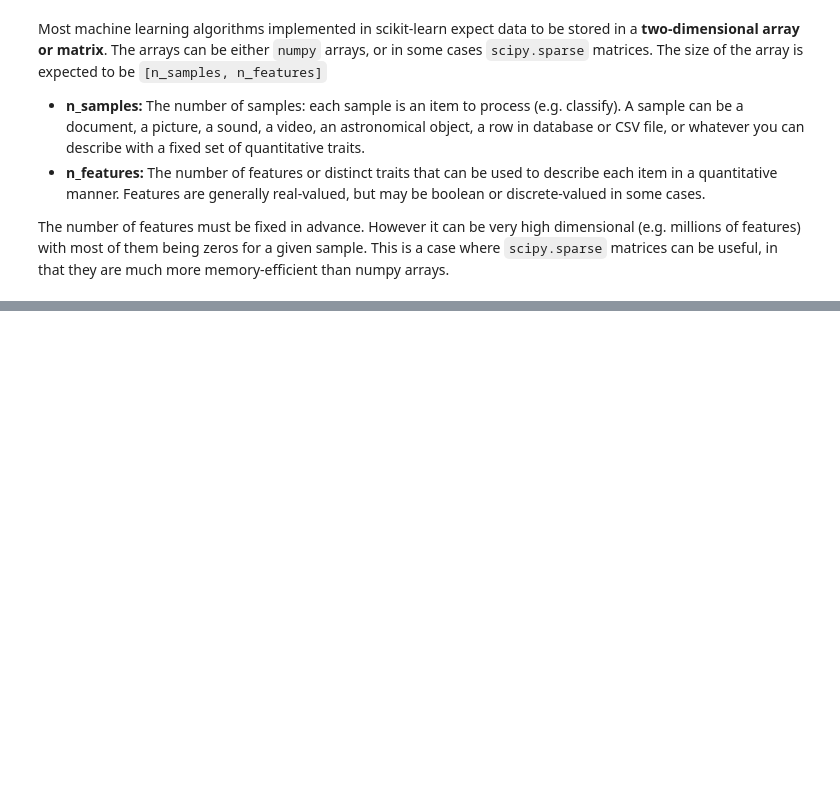
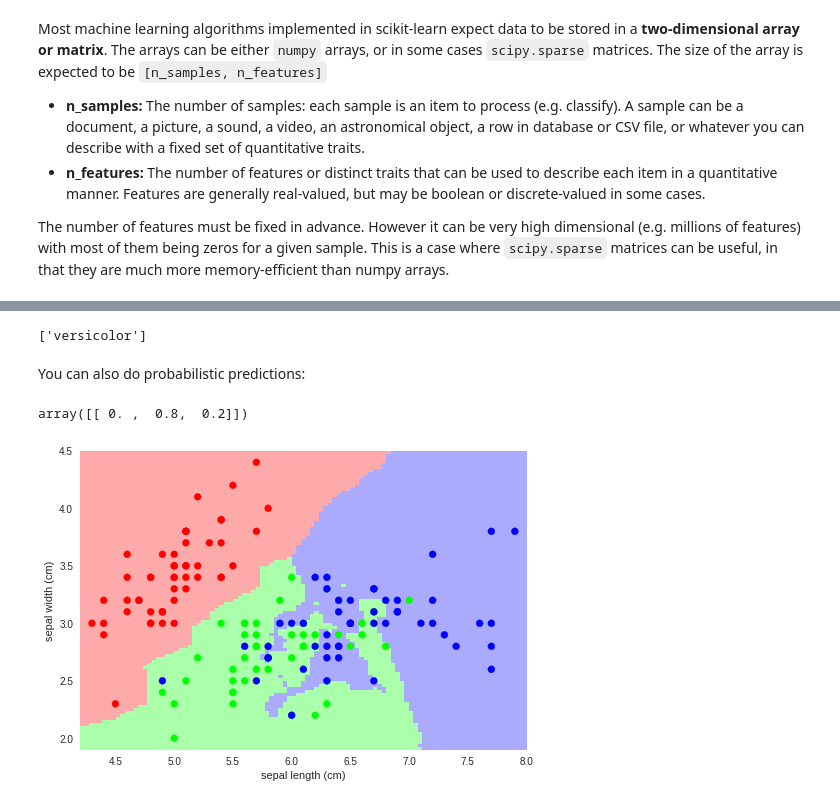
Before and after one commit to ian-r-rose/school-of-data-la-machine-learning, a Jupyter notebook: notebooks/introducing-sklearn.ipynb, the cells around one changed output, grey strips where cells are left out. Drawn from its saved outputs; the diff is of its cells as text; code cells hidden in the pictures; blank space fills up the shorter version.

```diff
--- a/notebooks/introducing-sklearn.ipynb
+++ b/notebooks/introducing-sklearn.ipynb
@@ -96,0 +190,30 @@ much more memory-efficient than numpy arrays.
+# %%
+from sklearn import neighbors, datasets
+
+iris = datasets.load_iris()
+X, y = iris.data, iris.target
+
+# create the model
+knn = neighbors.KNeighborsClassifier(n_neighbors=5)
+
+# fit the model
+knn.fit(X, y)
+
+# What kind of iris has 3cm x 5cm sepal and 4cm x 2cm petal?
+# call the "predict" method:
+result = knn.predict([[3, 5, 4, 2],])
+
+print(iris.target_names[result])
+# %% [output]
+['versicolor']
+# %% [markdown]
+You can also do probabilistic predictions:
+# %%
+knn.predict_proba([[3, 5, 4, 2],])
+# %% [output]
+array([[ 0. ,  0.8,  0.2]])
+# %%
+from fig_code import plot_iris_knn
+plot_iris_knn()
+# %% [output]
+[figure, added]
```
Also changed, not shown: parts of 74 cells of this notebook, 3 other files.
